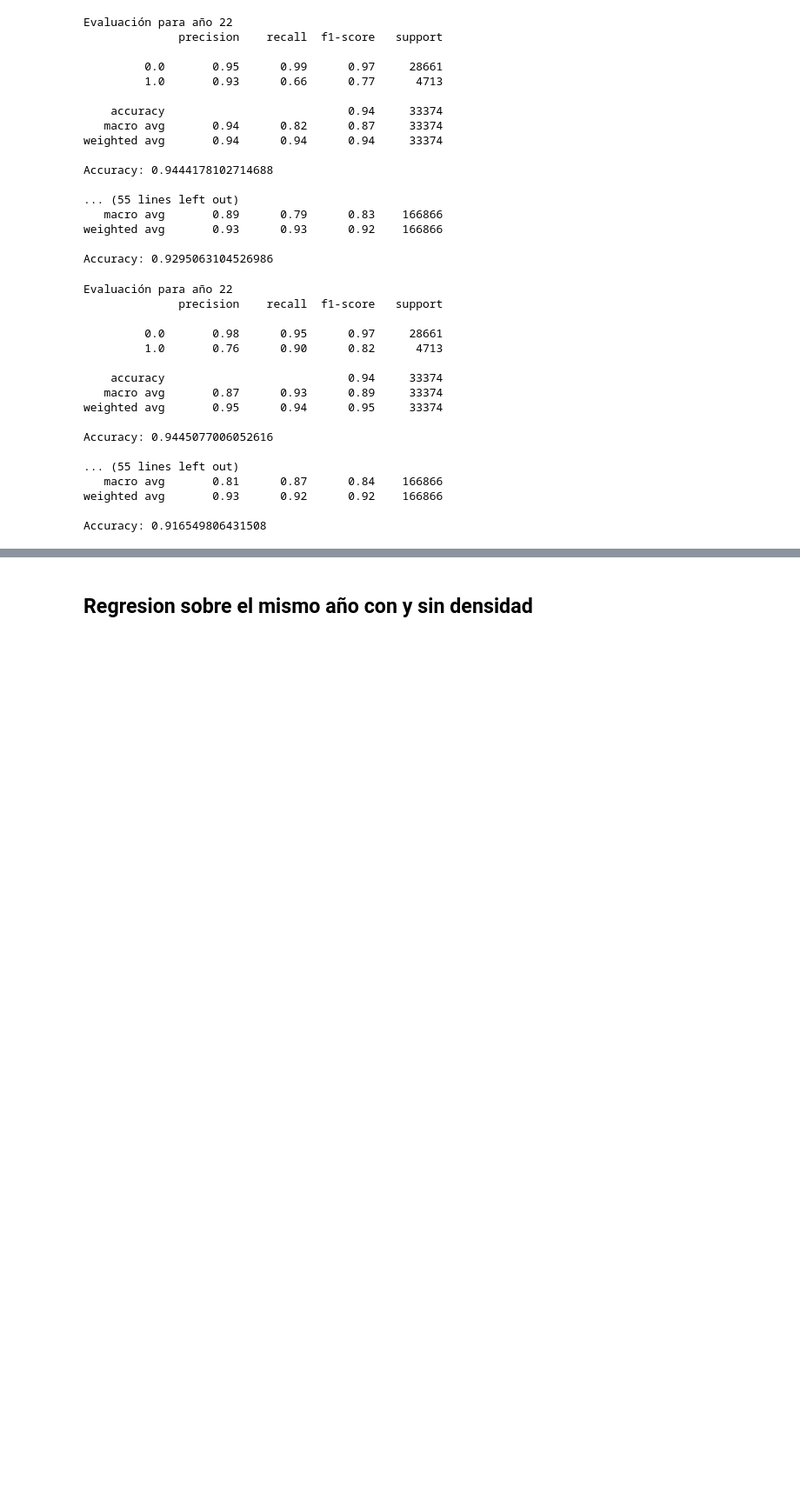
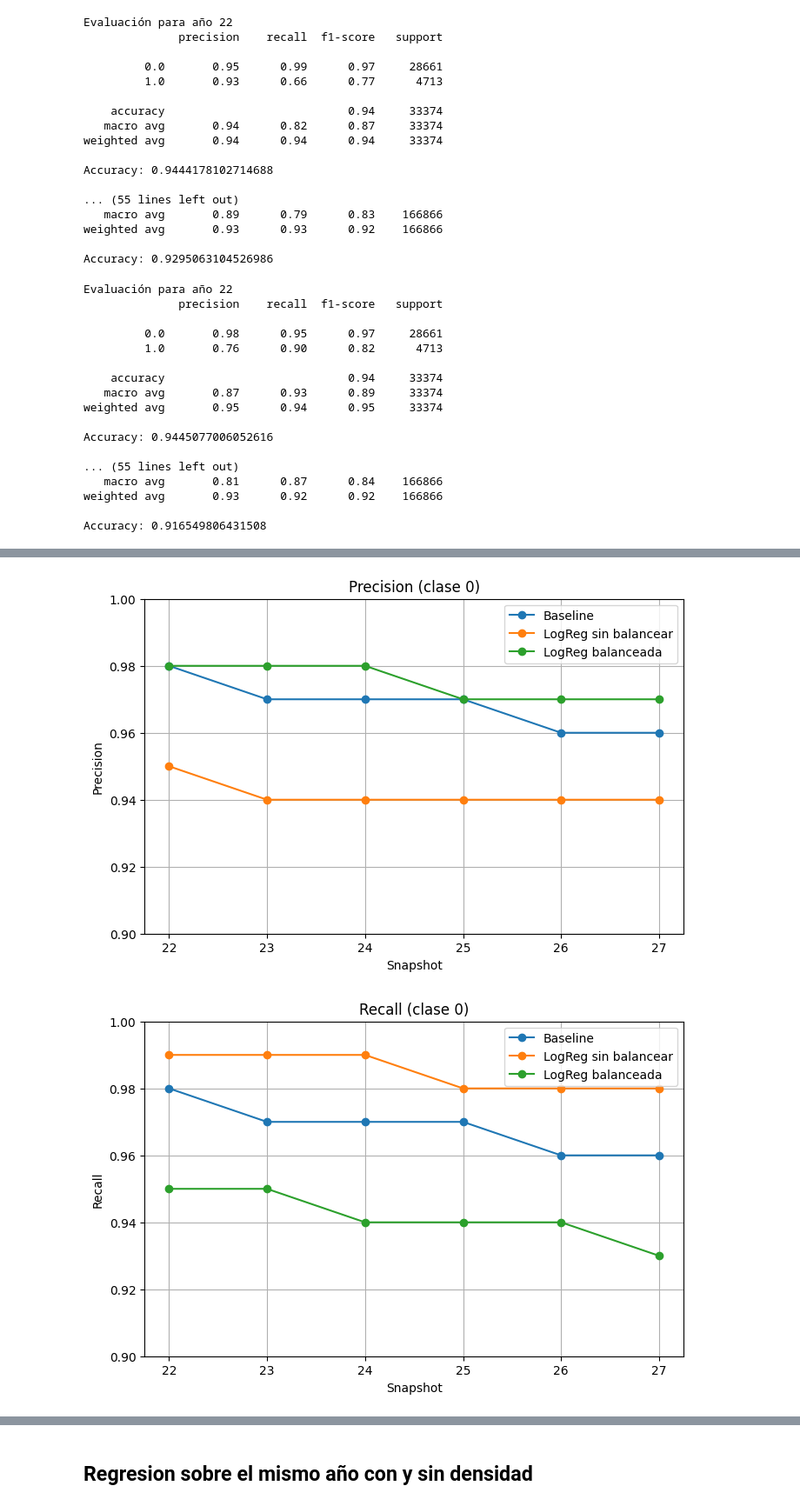
Before and after one commit to IgnacioLavalle/OpenTLPPSpace, a Jupyter notebook: Python/Analisis_Exploratorio/similarity.ipynb, the cells around one changed output, grey strips where cells are left out. Shown at 87% size. Saved outputs shown, nothing was run; the diff lists cells and outputs as text; code cells hidden in the pictures; blank space fills up the shorter version.

```diff
--- a/Python/Analisis_Exploratorio/similarity.ipynb
+++ b/Python/Analisis_Exploratorio/similarity.ipynb
@@ -443,0 +548,56 @@ Accuracy: 0.916549806431508
+# %%
+lrb_precision_class_0 = [0.98, 0.98, 0.98, 0.97, 0.97, 0.97]
+lrb_recall_class_0    = [0.95, 0.95, 0.94, 0.94, 0.94, 0.93]
+lrb_f1_class_0        = [0.97, 0.96, 0.96, 0.96, 0.95, 0.95]
+
+
+lr_precision_class_0 = [0.95, 0.94, 0.94, 0.94, 0.94, 0.94]
+lr_recall_class_0    = [0.99, 0.99, 0.99, 0.98, 0.98, 0.98]
+lr_f1_class_0        = [0.97, 0.97, 0.96, 0.96, 0.96, 0.96]
+
+
+bs_precision_class_0 = [0.98, 0.97, 0.97, 0.97, 0.96, 0.96]
+bs_recall_class_0    = [0.98, 0.97, 0.97, 0.97, 0.96, 0.96]
+bs_f1_class_0        = [0.98, 0.97, 0.97, 0.97, 0.96, 0.96]
+# %%
+# Precision (clase 0)
+plt.figure(figsize=(8, 5))
+plt.plot(snapshots, bs_precision_class_0, label="Baseline", marker='o')
+plt.plot(snapshots, lr_precision_class_0, label="LogReg sin balancear", marker='o')
+plt.plot(snapshots, lrb_precision_class_0, label="LogReg balanceada", marker='o')
+plt.title("Precision (clase 0)")
+plt.xlabel("Snapshot")
+plt.ylabel("Precision")
+plt.ylim(0.9, 1.0)
+plt.grid(True)
+plt.legend()
+plt.show()
+
+# Recall (clase 0)
+plt.figure(figsize=(8, 5))
+plt.plot(snapshots, bs_recall_class_0, label="Baseline", marker='o')
+plt.plot(snapshots, lr_recall_class_0, label="LogReg sin balancear", marker='o')
+plt.plot(snapshots, lrb_recall_class_0, label="LogReg balanceada", marker='o')
+plt.title("Recall (clase 0)")
+plt.xlabel("Snapshot")
+plt.ylabel("Recall")
+plt.ylim(0.9, 1.0)
+plt.grid(True)
+plt.legend()
+plt.show()
+
+# F1-score (clase 0)
+plt.figure(figsize=(8, 5))
+plt.plot(snapshots, bs_f1_class_0, label="Baseline", marker='o')
+plt.plot(snapshots, lr_f1_class_0, label="LogReg sin balancear", marker='o')
+plt.plot(snapshots, lrb_f1_class_0, label="LogReg balanceada", marker='o')
+plt.title("F1-score (clase 0)")
+plt.xlabel("Snapshot")
+plt.ylabel("F1-score")
+plt.ylim(0.9, 1.0)
+plt.grid(True)
+plt.legend()
+plt.show()
+# %% [output]
+[figure, added]
+[figure, added]
```
Also changed, not shown: parts of 5 cells of this notebook, 5 other files.
